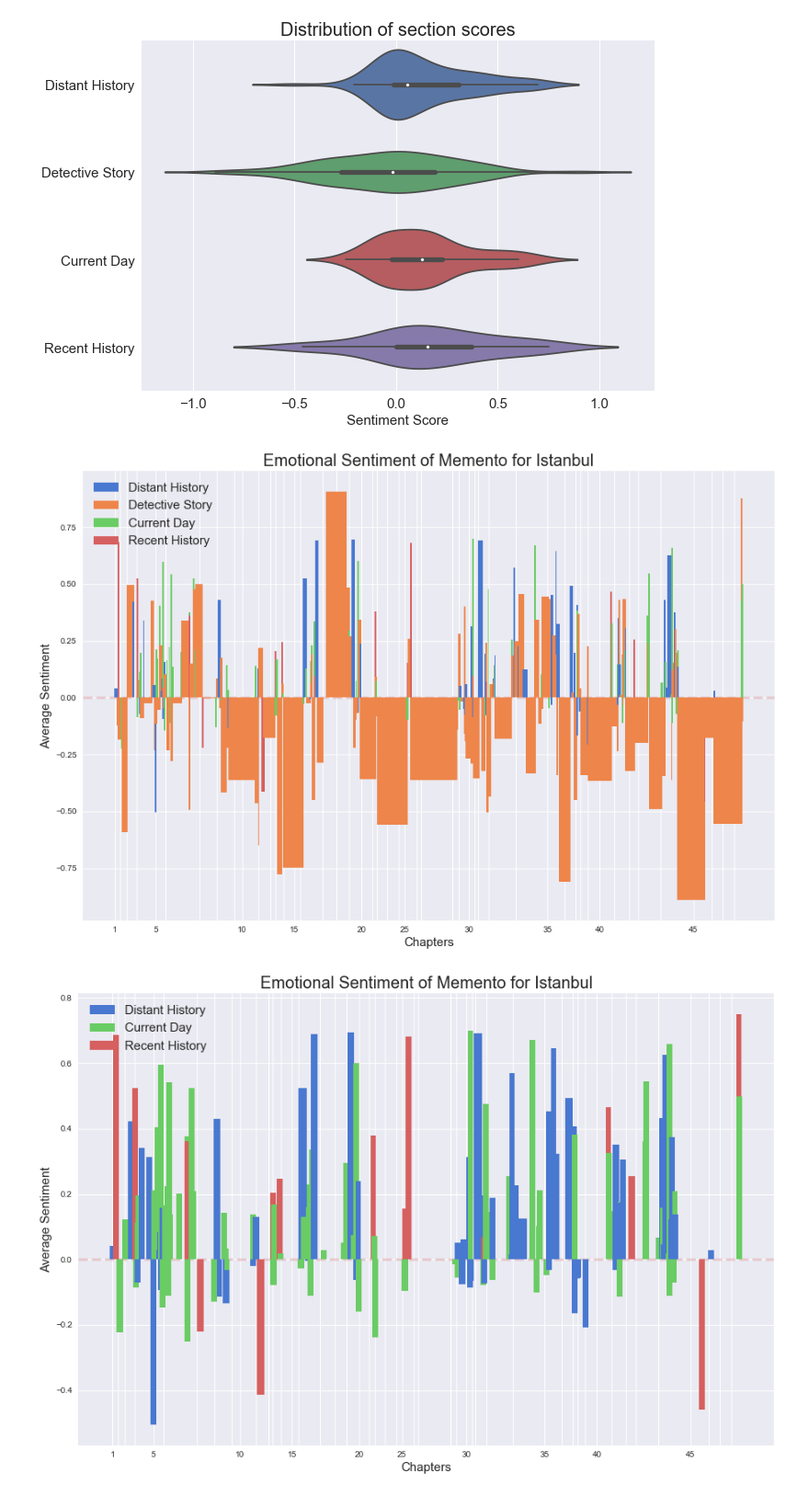
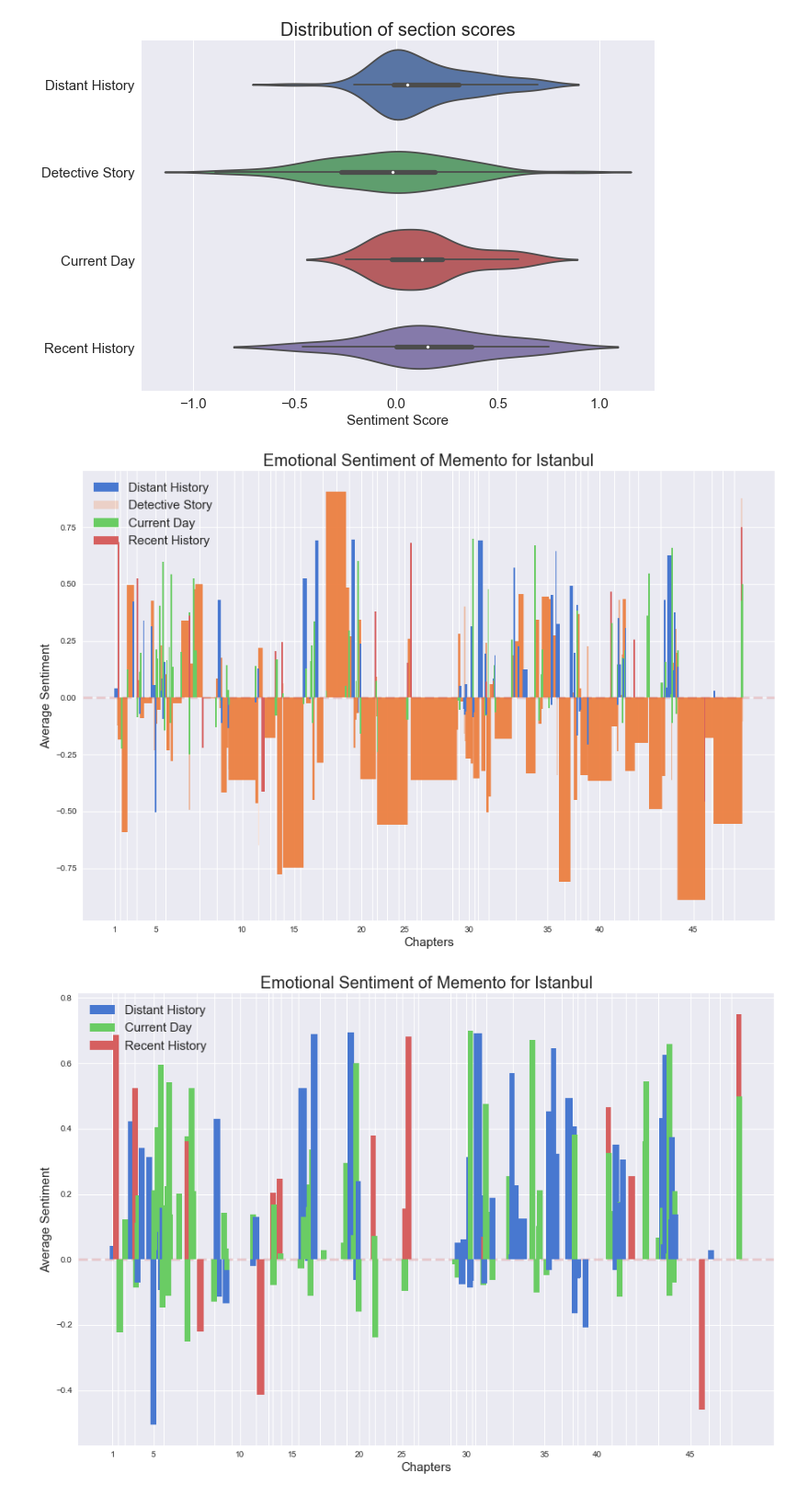
Before and after one commit to raffg/memento_for_istanbul, a Jupyter notebook: sentiment_analysis.ipynb, the cells around one changed output. Shown at 92% size. Drawn from its saved outputs; the diff is of its cells as text; code cells hidden in the pictures.

```diff
--- a/sentiment_analysis.ipynb
+++ b/sentiment_analysis.ipynb
@@ -166,39 +166,47 @@ x = np.linspace(0, length - 1, num=length)
 y = [item for sublist in [[section[4]['compound']] * section[3] for section in novel] for item in sublist]
 
 legend_items = {'Distant History': False, 'Detective Story': False, 'Current Day': False, 'Recent History': False}
 
 plt.figure(figsize=(15, 10))
 
 # for chapter in chapter_breaks:
 #     plt.axvline(x=chapter, ymin=0.01, ymax=.125, alpha=.5, color='k', linestyle='-', linewidth=1, zorder=1)
 
 for section in book_indices:
     if legend_items[book_indices[section][2]]:
         label = ''
     else:
         label = book_indices[section][2]
         legend_items[book_indices[section][2]] = True
     if book_indices[section][2] == 'Distant History':
-        col = '#4878d0'
+        color = '#4878d0'
+        zorder=10
+        alpha=1
     elif book_indices[section][2] == 'Detective Story':
-        col = '#ee854a'
+        color = '#ee854a'
+        zorder=1
+        alpha=.25
     elif book_indices[section][2] == 'Current Day':
-        col = '#6acc64'
+        color = '#6acc64'
+        zorder=10
+        alpha=1
     elif book_indices[section][2] == 'Recent History':
-        col = '#d65f5f'
+        color = '#d65f5f'
+        zorder=10
+        alpha=1
     plt.bar(x[book_indices[section][0]: book_indices[section][1]],
              y[book_indices[section][0]: book_indices[section][1]],
-             label=label, color=col, width=25, zorder=10)
+             label=label, color=color, alpha=alpha, width=25, zorder=zorder)
 # plt.plot(movingaverage(y, 10), color='k', linewidth=3, linestyle=':', label = 'Moving Average')
 plt.axhline(y=0, xmin=0, xmax=length, alpha=.25, color='r', linestyle='--', linewidth=3)
 plt.legend(loc='upper left', fontsize=15)
 plt.title('Emotional Sentiment of Memento for Istanbul', fontsize=20)
 plt.xlabel('Chapters', fontsize=15)
 plt.xticks(ticks=chapter_breaks, labels=[element + 1 if element == 0 or (element + 1) % 5 == 0 else '' for element in range(len(chapter_breaks))])
 plt.ylabel('Average Sentiment', fontsize=15)
 plt.show()
 # %% [output]
-[figure, old version]
+[figure, new version]
 # %%
 length = sum([section[3] for section in novel])
 x = np.linspace(0, length - 1, num=length)
```
Also changed, not shown: parts of 6 cells of this notebook.
